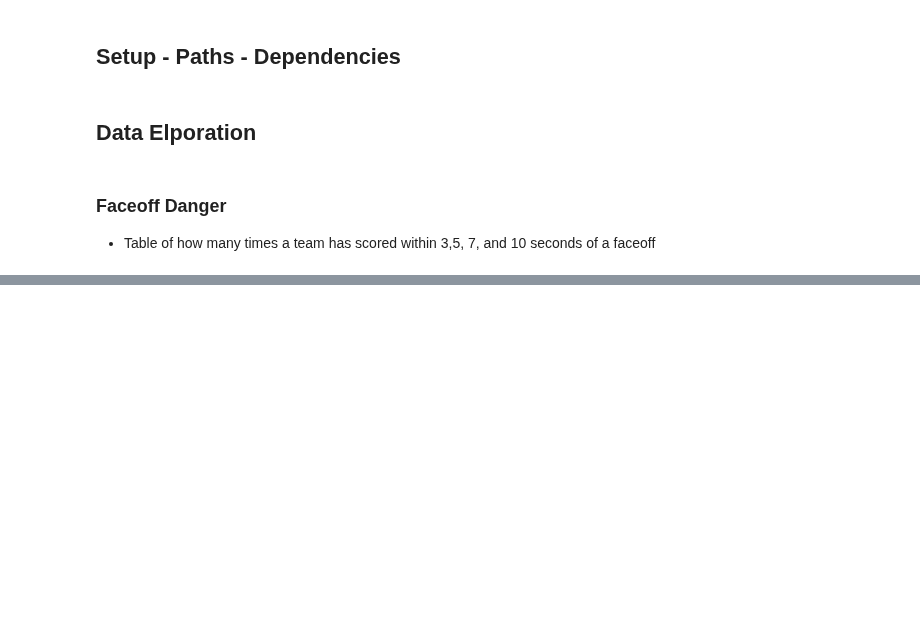
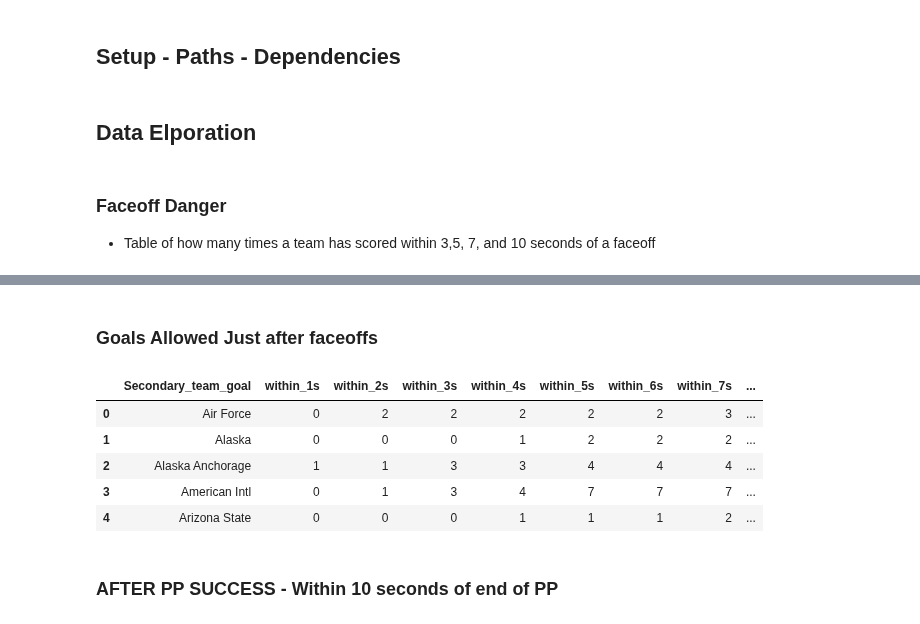
Before and after one commit to JSmith1826/college_hockey_2425, a Jupyter notebook: workbook/Play_by_Play_Explorer.ipynb, the cells around one changed output, grey strips where cells are left out. Saved outputs shown, nothing was run; the diff lists cells and outputs as text; code cells hidden in the pictures; blank space fills up the shorter version.

Commit message:
just kicking off

```diff
--- a/workbook/Play_by_Play_Explorer.ipynb
+++ b/workbook/Play_by_Play_Explorer.ipynb
@@ -141,0 +187,9 @@ within_10s.head(10)
+# %% [markdown]
+### Goals Allowed Just after faceoffs
+# %%
+## Reset df to a clean copy of the full pbp data
+df = pbp_raw_df
+
+
+
+# df.head() # data check
@@ -141,0 +224,48 @@ within_10s.head(10)
+# %%
+
+# Merge faceoff events with subsequent goal events within the same game and period
+merged_allowed_df = pd.merge(
+    faceoff_events[['Game_ID', 'Period', 'Time', 'Primary_team', 'Secondary_team']],
+    goal_events[['Game_ID', 'Period', 'Time', 'Primary_team', 'Secondary_team']],
+    on=['Game_ID', 'Period'],
+    suffixes=('_faceoff', '_goal')
+)
+
+# Calculate the time difference between faceoff and goal
+merged_allowed_df['time_diff'] = merged_allowed_df['Time_goal'] - merged_allowed_df['Time_faceoff']
+
+# Filter only instances where the goal happens after the faceoff
+merged_allowed_df = merged_allowed_df[merged_allowed_df['time_diff'] > 0]
+
+merged_allowed_df.head()
+# Count goals per team in different time frames
+teams_goal_counts = merged_allowed_df.groupby('Secondary_team_goal')['time_diff'].agg(
+    within_1s=lambda x: (x <= 1).sum(),
+    within_2s=lambda x: (x <= 2).sum(),
+    within_3s=lambda x: (x <= 3).sum(),
+    within_4s=lambda x: (x <= 4).sum(),
+    within_5s=lambda x: (x <= 5).sum(),
+    within_6s=lambda x: (x <= 6).sum(),
+    within_7s=lambda x: (x <= 7).sum(),
+    within_8s=lambda x: (x <= 8).sum(),
+    within_9s=lambda x: (x <= 9).sum(),
+    within_10s=lambda x: (x <= 10).sum()
+).reset_index()
+
+# Add the total goals scored by each team
+total_goals_per_team = goal_events['Secondary_team'].value_counts().reset_index()
+total_goals_per_team.columns = ['Secondary_team', 'Total_Goals']
+
+# Merge with the team goal counts
+
+
+teams_goal_counts.head()
+# %% [output]
+|  | Secondary_team_goal | within_1s | within_2s | within_3s | within_4s | within_5s | within_6s | within_7s | ... |
+| 0 | Air Force | 0 | 2 | 2 | 2 | 2 | 2 | 3 | ... |
+| 1 | Alaska | 0 | 0 | 0 | 1 | 2 | 2 | 2 | ... |
+| 2 | Alaska Anchorage | 1 | 1 | 3 | 3 | 4 | 4 | 4 | ... |
+| 3 | American Intl | 0 | 1 | 3 | 4 | 7 | 7 | 7 | ... |
+| 4 | Arizona State | 0 | 0 | 0 | 1 | 1 | 1 | 2 | ... |
+# %% [markdown]
+### AFTER PP SUCCESS - Within 10 seconds of end of PP
```
Also changed, not shown: parts of 11 cells of this notebook, 3 other files.
